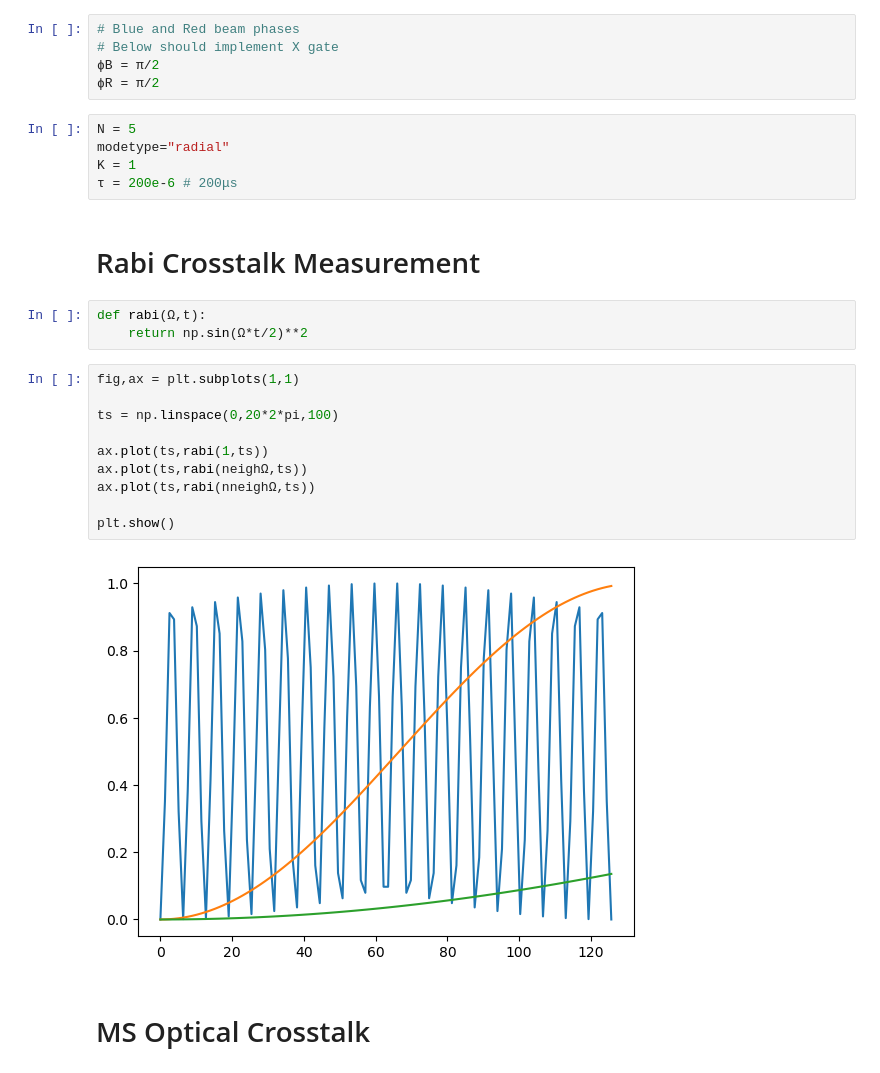
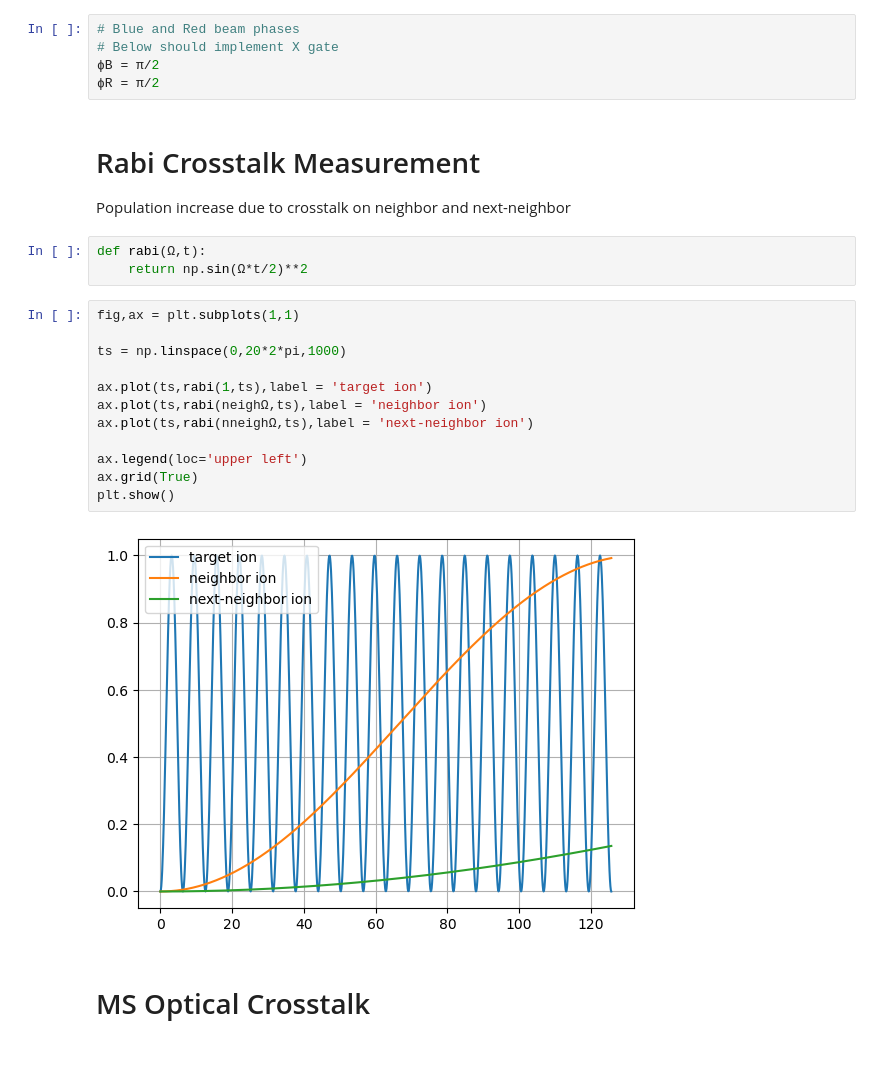
Before and after one commit to SQRLab/XTalkRobustMS, a Jupyter notebook: qscout/ExperimentSims.ipynb, the cells around one changed output. Saved outputs shown, nothing was run; the diff lists cells and outputs as text.

```diff
--- a/qscout/ExperimentSims.ipynb
+++ b/qscout/ExperimentSims.ipynb
@@ -51,27 +51,26 @@ nneighΩ = 0.006 # Rabi frequency on next neighbor of target ion
 # Below should implement X gate
 ϕB = π/2
 ϕR = π/2
-# %%
-N = 5
-modetype="radial"
-K = 1
-τ = 200e-6 # 200μs
-# %% [markdown]
-# Rabi Crosstalk Measurement
+# %% [markdown]
+# Rabi Crosstalk Measurement
+
+Population increase due to crosstalk on neighbor and next-neighbor
 # %%
 def rabi(Ω,t):
     return np.sin(Ω*t/2)**2
 # %%
 fig,ax = plt.subplots(1,1)
 
-ts = np.linspace(0,20*2*pi,100)
+ts = np.linspace(0,20*2*pi,1000)
 
-ax.plot(ts,rabi(1,ts))
-ax.plot(ts,rabi(neighΩ,ts))
-ax.plot(ts,rabi(nneighΩ,ts))
+ax.plot(ts,rabi(1,ts),label = 'target ion')
+ax.plot(ts,rabi(neighΩ,ts),label = 'neighbor ion')
+ax.plot(ts,rabi(nneighΩ,ts),label = 'next-neighbor ion')
 
+ax.legend(loc='upper left')
+ax.grid(True)
 plt.show()
 # %% [output]
-[figure, old version]
+[figure, new version]
 # %% [markdown]
 # MS Optical Crosstalk
```
Also changed, not shown: parts of 15 cells of this notebook, 10 other files.
